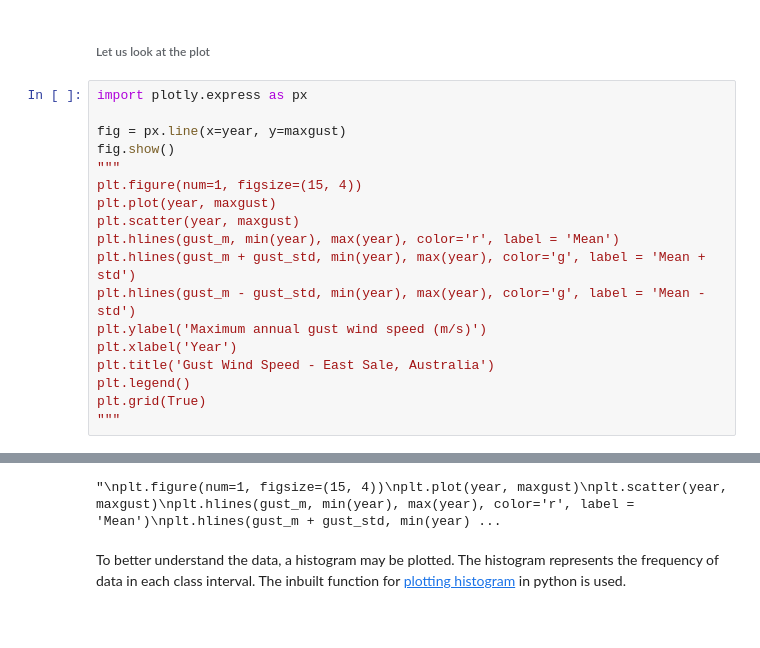
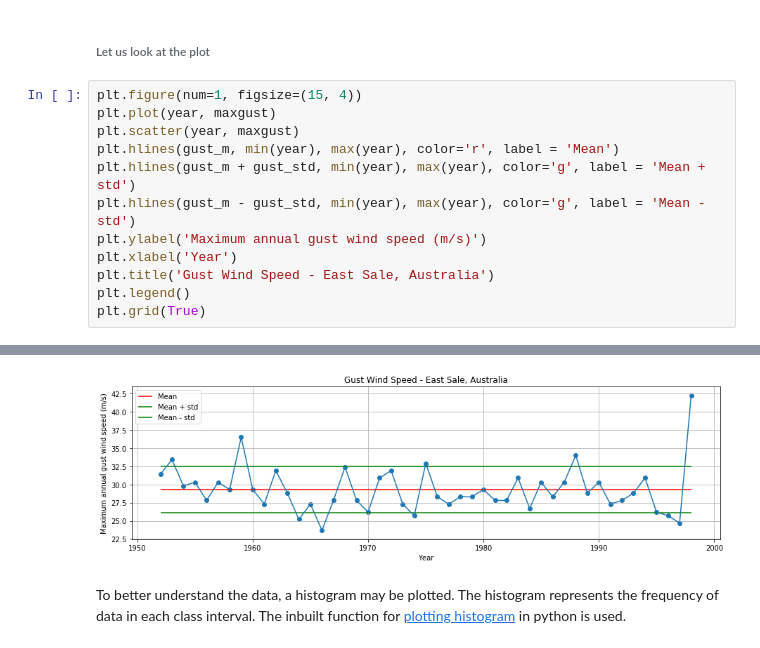
Before and after one commit to mpentek/SWELecture, a Jupyter notebook: Ex01WindClimateABL/swe_ws1920_1_1_wind_speed_computation.ipynb, the cells around one changed output, grey strips where cells are left out. Cells and saved outputs as stored; diff of their text form.

```diff
--- a/Ex01WindClimateABL/swe_ws1920_1_1_wind_speed_computation.ipynb
+++ b/Ex01WindClimateABL/swe_ws1920_1_1_wind_speed_computation.ipynb
@@ -39,11 +39,6 @@ gust_std = np.std(maxgust)
 # %% [markdown]
 ###### Let us look at the plot
 # %%
-import plotly.express as px
-
-fig = px.line(x=year, y=maxgust)
-fig.show()
-"""
 plt.figure(num=1, figsize=(15, 4))
 plt.plot(year, maxgust)
 plt.scatter(year, maxgust)
@@ -55,5 +50,4 @@ plt.xlabel('Year')
 plt.title('Gust Wind Speed - East Sale, Australia')
 plt.legend()
 plt.grid(True)
-"""
 # %% [output]
@@ -62,4 +54,4 @@ plt.grid(True)
-"\nplt.figure(num=1, figsize=(15, 4))\nplt.plot(year, maxgust)\nplt.scatter(year, maxgust)\nplt.hlines(gust_m, min(year), max(year), color='r', label = 'Mean')\nplt.hlines(gust_m + gust_std, min(year) ...
+[figure, added]
 # %% [markdown]
 To better understand the data, a histogram may be plotted. The histogram represents the frequency of data in each class interval. The inbuilt function for [plotting histogram](https://matplotlib.org/api/_as_gen/matplotlib.pyplot.hist.html) in python is used.
 # %%
```
Also changed, not shown: parts of 7 cells of this notebook.
